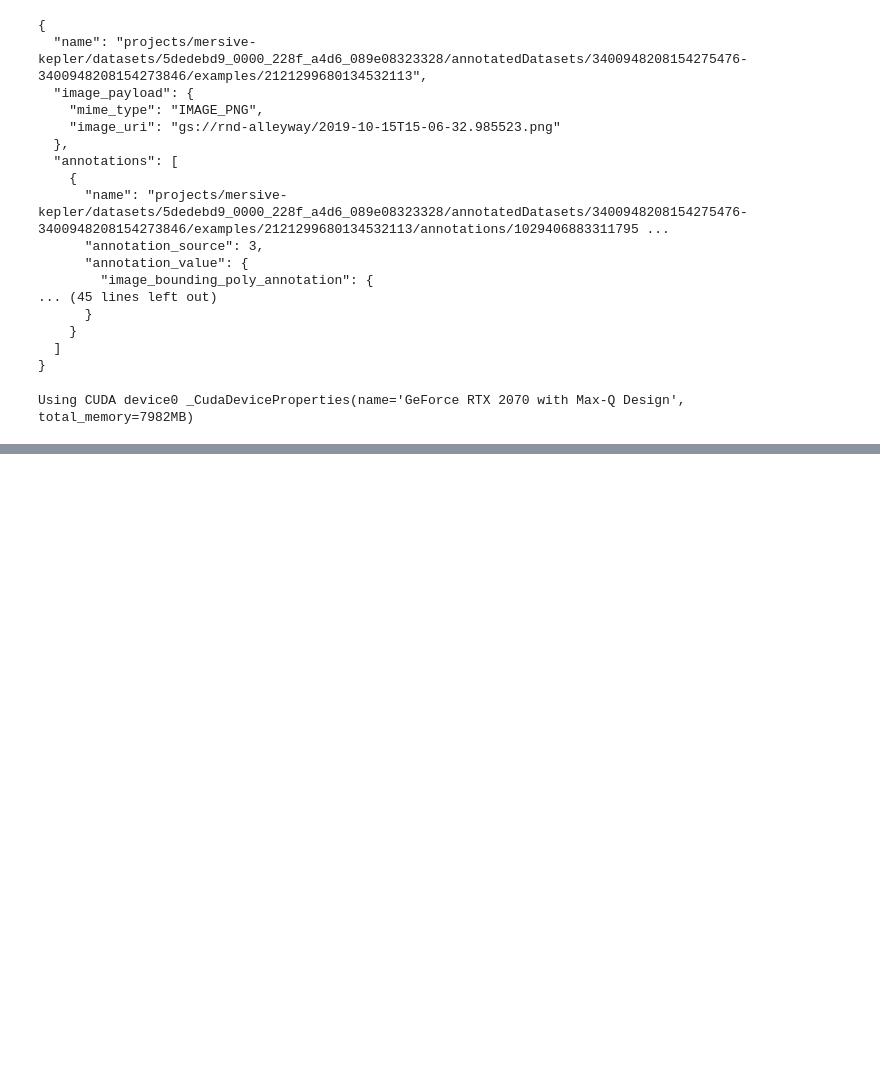
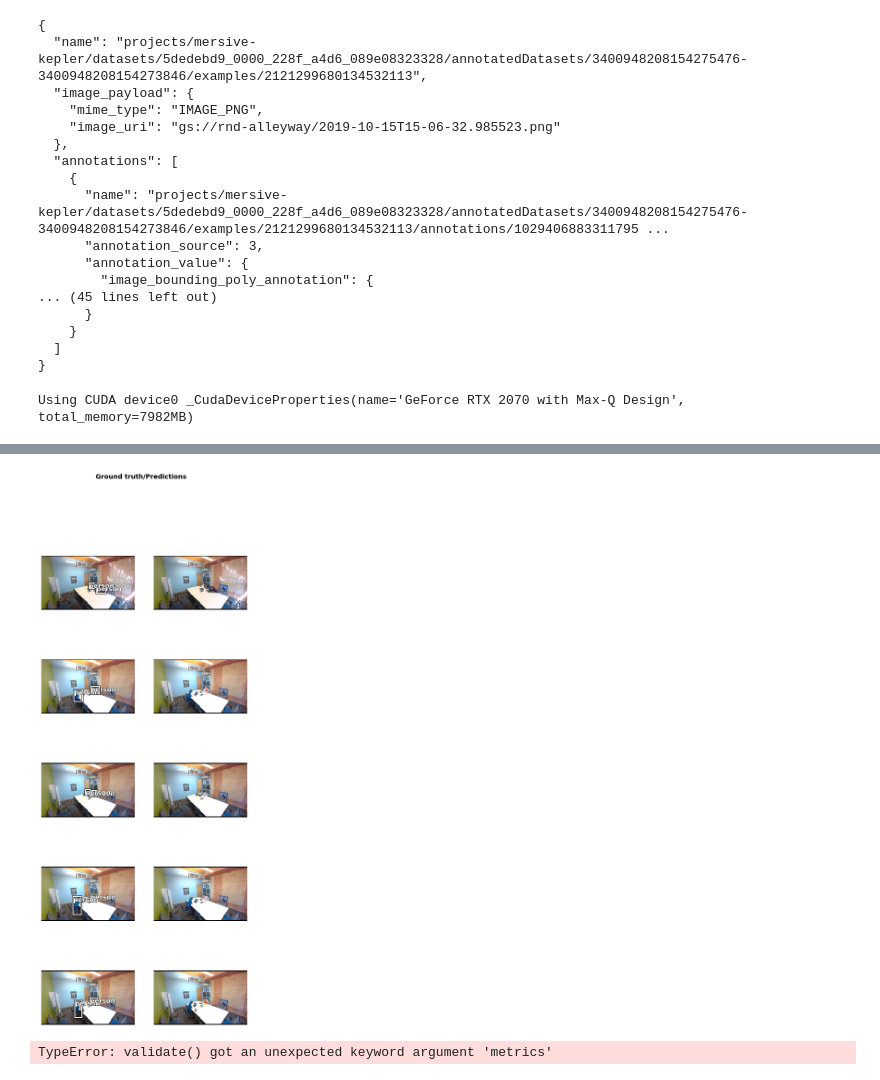
Before and after one commit to Mersive-Technologies/yolov3, a Jupyter notebook: gcp-labels.ipynb, the cells around one changed output, grey strips where cells are left out. Saved outputs shown, nothing was run; the diff lists cells and outputs as text; code cells hidden in the pictures; blank space fills up the shorter version.

```diff
--- a/gcp-labels.ipynb
+++ b/gcp-labels.ipynb
@@ -111,0 +96,19 @@ data.show_batch(rows=4, ds_type=DatasetType.Valid, figsize=(8, 8))
+# %%
+# Finally we have everything we need to make a learner
+metrics = [ApAt50()]
+learner = Learner(data, model, loss_func=partial(loss_func, model), metrics=metrics)
+learner.show_results(rows=5)
+# %% [output]
+[figure, added]
+# %%
+# test custom metrics
+epochs = 1
+callbacks = []
+cb_handler = CallbackHandler(callbacks, metrics)
+pbar = master_bar(range(epochs))
+cb_handler.on_train_begin(epochs, pbar=pbar, metrics=metrics)
+val_loss = validate(learner.model, learner.data.valid_dl, loss_func=learner.loss_func,
+                    cb_handler=cb_handler, metrics=metrics)
+val_loss
+# %% [output]
+TypeError: validate() got an unexpected keyword argument 'metrics'
```
Also changed, not shown: parts of 5 cells of this notebook, 2 other files.
